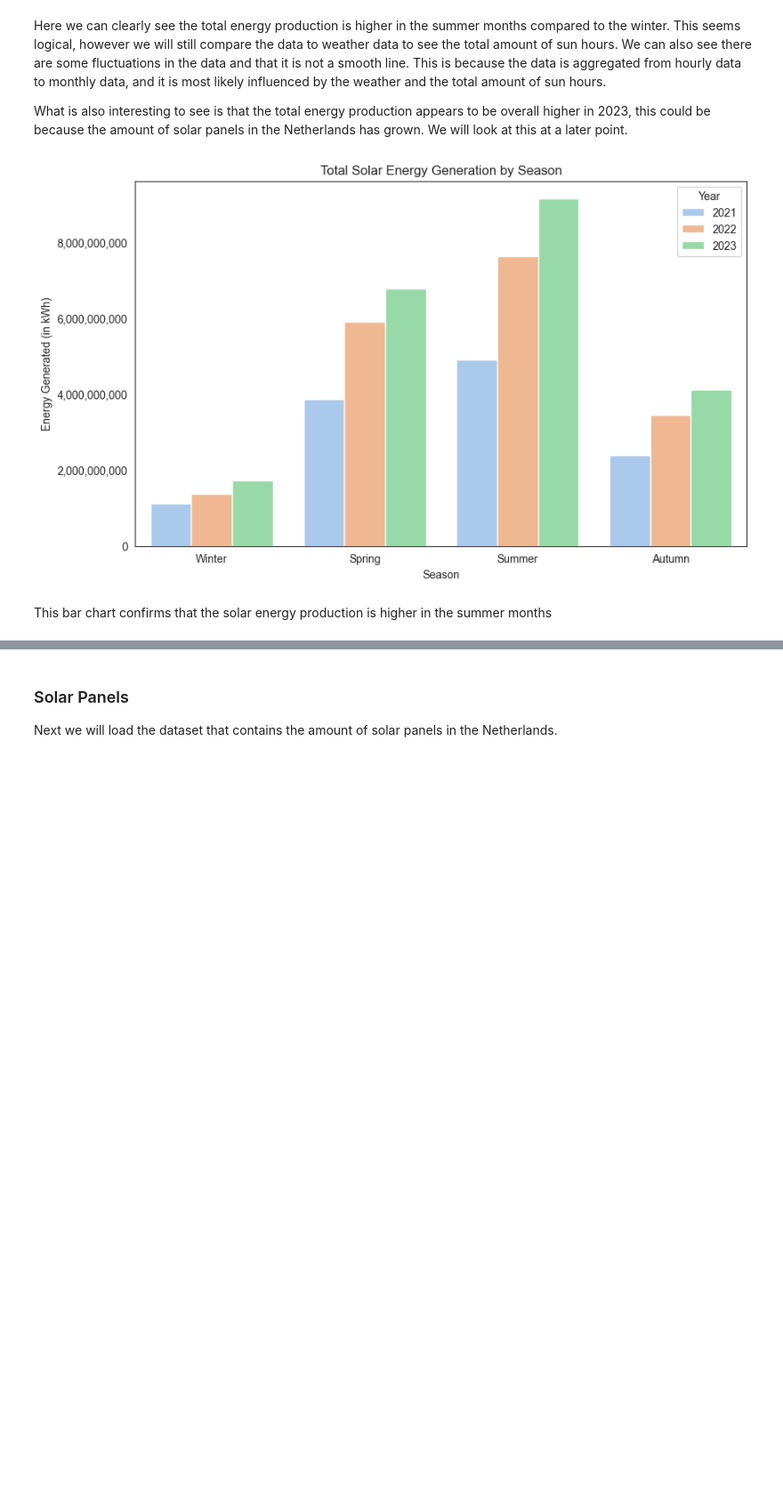
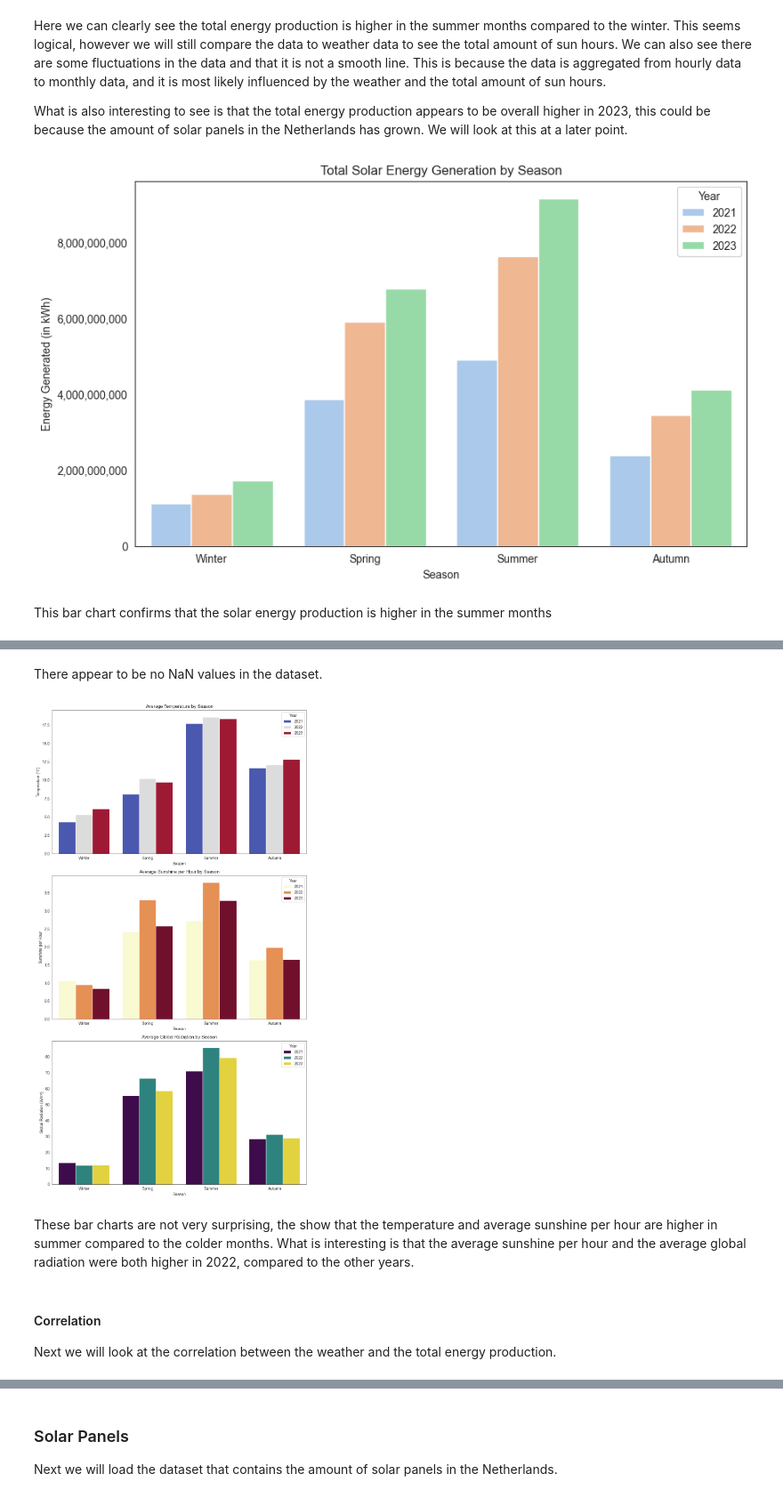
Before and after one commit to estherw66/EnergieOpwek, a Jupyter notebook: eda/SolarProductionEda.ipynb, the cells around one changed output, grey strips where cells are left out. Shown at 89% size. Drawn from its saved outputs; the diff is of its cells as text; code cells hidden in the pictures; blank space fills up the shorter version.

Commit message:
Weather eda + correlations with solar energy production

```diff
--- a/eda/SolarProductionEda.ipynb
+++ b/eda/SolarProductionEda.ipynb
@@ -184,0 +198,3 @@ This bar chart confirms that the solar energy production is higher in the summer
+# %%
+df_weather = pd.read_csv('../data/Weather/WeatherDataCleaned.csv')
+df_weather
@@ -184,0 +217,5 @@ This bar chart confirms that the solar energy production is higher in the summer
+# %%
+cols_to_drop = ['Pressure', 'RelativeAtmosphericHumidity', 'HourlyPrecipitationAmount', 'PrecipitationDuration', 'Rain', 'Snow', 'Fog', 'Thunder', 'IceFormation', 'TemperatureAvgMonthlyTemperature', 'IndicatorWeatherCode', 'DewPoint', 'WindSpeedAvg10min', 'Station']
+
+df_weather = df_weather.drop(columns=cols_to_drop)
+df_weather.head()
@@ -184,0 +229,9 @@ This bar chart confirms that the solar energy production is higher in the summer
+# %%
+df_weather['Date'] = pd.to_datetime(df_weather['Datetime']).dt.date
+df_weather['Time'] = pd.to_datetime(df_weather['Datetime']).dt.time
+
+df_weather = df_weather.drop(columns=['Datetime'])
+
+df_weather = df_weather[['Date', 'Time'] + [col for col in df_weather.columns if col not in ['Date', 'Time']]]
+
+df_weather.head()
@@ -184,0 +266,46 @@ This bar chart confirms that the solar energy production is higher in the summer
+# %% [markdown]
+There appear to be no NaN values in the dataset.
+# %%
+df_weather_season = df_weather.copy()
+df_weather_season['Month'] = df_weather_season['Date'].dt.month
+df_weather_season['Year'] = df_weather_season['Date'].dt.year
+
+season_map = {12: 'Winter', 1: 'Winter', 2: 'Winter',
+              3: 'Spring', 4: 'Spring', 5: 'Spring',
+              6: 'Summer', 7: 'Summer', 8: 'Summer',
+              9: 'Autumn', 10: 'Autumn', 11: 'Autumn'}
+
+season_order = ['Winter', 'Spring', 'Summer', 'Autumn']
+
+df_weather_season['Season'] = df_weather_season['Month'].map(season_map)
+
+seasonal_weather_data = df_weather_season.groupby(['Year', 'Season'])[['Temperature', 'Sunshineperhour', 'GlobalRadiation']].mean().reset_index()
+
+fig, axes = plt.subplots(3, 1, figsize=(10, 18))
+
+sns.barplot(x='Season', y='Temperature', hue='Year', data=seasonal_weather_data, palette='coolwarm', ax=axes[0], order=season_order)
+axes[0].set_title('Average Temperature by Season')
+axes[0].set_ylabel('Temperature (°C)')
+
+sns.barplot(x='Season', y='Sunshineperhour', hue='Year', data=seasonal_weather_data, palette='YlOrRd', ax=axes[1], order=season_order)
+axes[1].set_title('Average Sunshine per Hour by Season')
+axes[1].set_ylabel('Sunshine per Hour')
+
+sns.barplot(x='Season', y='GlobalRadiation', hue='Year', data=seasonal_weather_data, palette='viridis', ax=axes[2], order=season_order)
+axes[2].set_title('Average Global Radiation by Season')
+axes[2].set_ylabel('Global Radiation (W/m²)')
+
+for ax in axes:
+    handles, labels = ax.get_legend_handles_labels()
+    labels = [str(round(float(label))) for label in labels]
+    ax.legend(handles, labels, title="Year")
+
+plt.tight_layout()
+plt.show()
+# %% [output]
+[figure, added]
+# %% [markdown]
+These bar charts are not very surprising, the show that the temperature and average sunshine per hour are higher in summer compared to the colder months. What is interesting is that the average sunshine per hour and the average global radiation were both higher in 2022, compared to the other years.
+# %% [markdown]
+#### Correlation
+Next we will look at the correlation between the weather and the total energy production.
```
Also changed, not shown: parts of 17 cells of this notebook.
